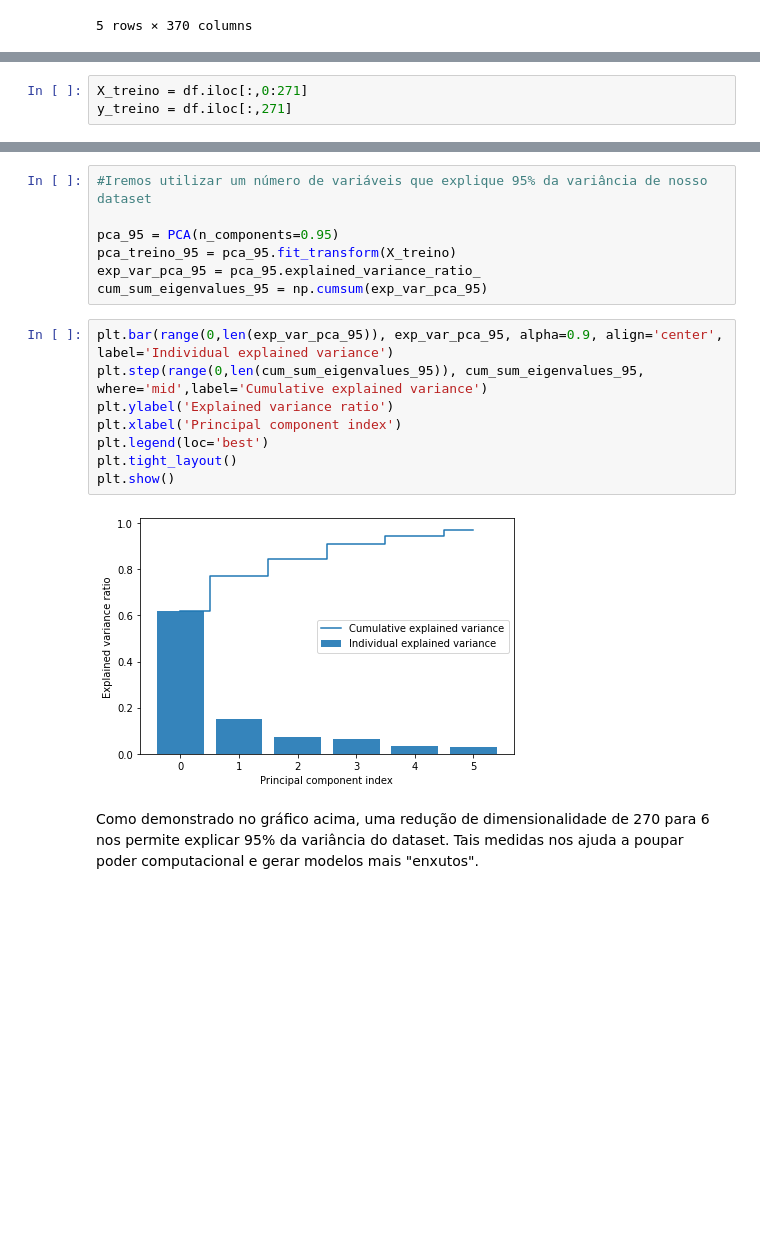
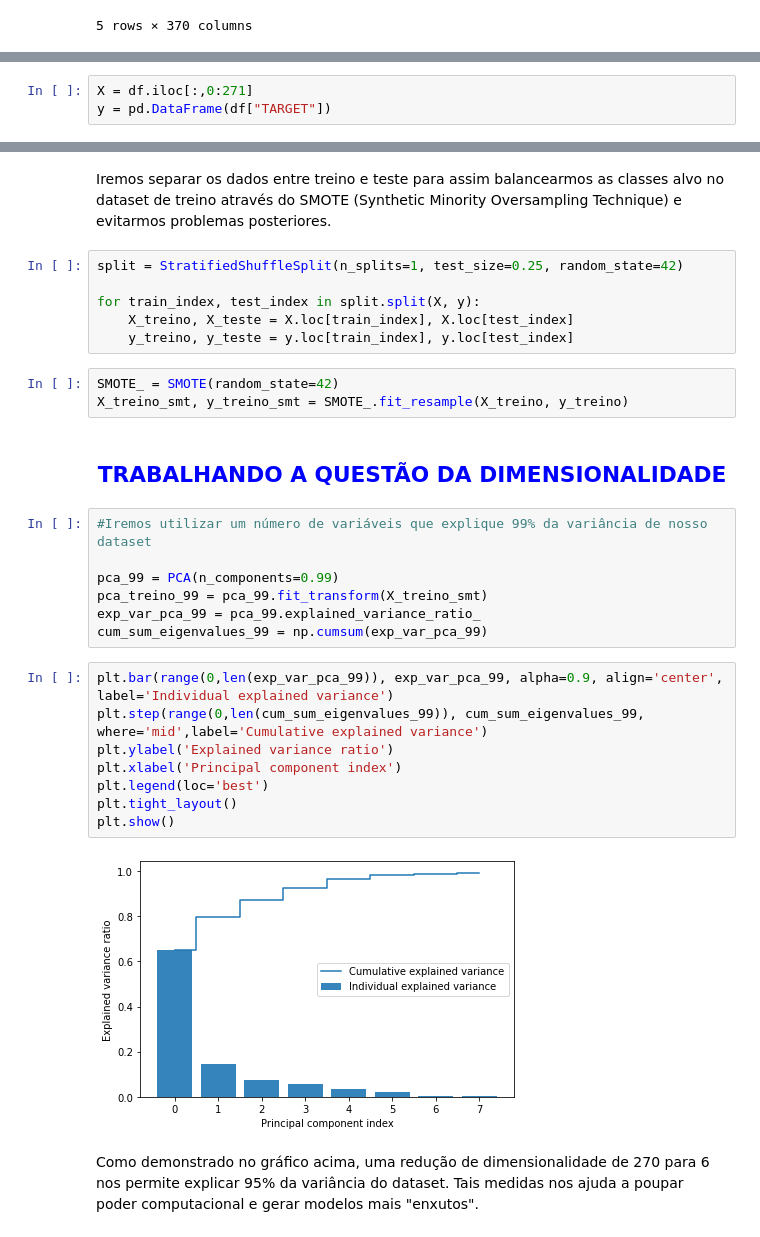
Before and after one commit to CaioBrainer/Projeto-Satisfacao-dos-Clientes-Santander, a Jupyter notebook: projeto_santander.ipynb, the cells around one changed output, grey strips where cells are left out. Saved outputs shown, nothing was run; the diff lists cells and outputs as text; blank space fills up the shorter version.

```diff
--- a/projeto_santander.ipynb
+++ b/projeto_santander.ipynb
@@ -74,3 +112,3 @@ plt.show()
 # %%
-X_treino = df.iloc[:,0:271]
-y_treino = df.iloc[:,271]
+X = df.iloc[:,0:271]
+y = pd.DataFrame(df["TARGET"])
@@ -96,19 +115,32 @@ No grafico acima podemos observar que maior parte da variância é explicada por
+# %% [markdown]
+Iremos separar os dados entre treino e teste para assim balancearmos as classes alvo no dataset de treino através do SMOTE (Synthetic Minority Oversampling Technique) e evitarmos problemas posteriores.
+# %%
+split = StratifiedShuffleSplit(n_splits=1, test_size=0.25, random_state=42)
+
+for train_index, test_index in split.split(X, y):
+    X_treino, X_teste = X.loc[train_index], X.loc[test_index]
+    y_treino, y_teste = y.loc[train_index], y.loc[test_index]
+# %%
+SMOTE_ = SMOTE(random_state=42)
+X_treino_smt, y_treino_smt = SMOTE_.fit_resample(X_treino, y_treino)
+# %% [markdown]
+## <center> <font color='blue'> TRABALHANDO A QUESTÃO DA DIMENSIONALIDADE
 # %%
-#Iremos utilizar um número de variáveis que explique 95% da variância de nosso dataset
+#Iremos utilizar um número de variáveis que explique 99% da variância de nosso dataset
 
-pca_95 = PCA(n_components=0.95)
-pca_treino_95 = pca_95.fit_transform(X_treino)
-exp_var_pca_95 = pca_95.explained_variance_ratio_
-cum_sum_eigenvalues_95 = np.cumsum(exp_var_pca_95)
+pca_99 = PCA(n_components=0.99)
+pca_treino_99 = pca_99.fit_transform(X_treino_smt)
+exp_var_pca_99 = pca_99.explained_variance_ratio_
+cum_sum_eigenvalues_99 = np.cumsum(exp_var_pca_99)
 # %%
-plt.bar(range(0,len(exp_var_pca_95)), exp_var_pca_95, alpha=0.9, align='center', label='Individual explained variance')
-plt.step(range(0,len(cum_sum_eigenvalues_95)), cum_sum_eigenvalues_95, where='mid',label='Cumulative explained variance')
+plt.bar(range(0,len(exp_var_pca_99)), exp_var_pca_99, alpha=0.9, align='center', label='Individual explained variance')
+plt.step(range(0,len(cum_sum_eigenvalues_99)), cum_sum_eigenvalues_99, where='mid',label='Cumulative explained variance')
 plt.ylabel('Explained variance ratio')
 plt.xlabel('Principal component index')
 plt.legend(loc='best')
 plt.tight_layout()
 plt.show()
 # %% [output]
-[figure, old version]
+[figure, new version]
 # %% [markdown]
 Como demonstrado no gráfico acima, uma redução de dimensionalidade de 270 para 6 nos permite explicar 95% da variância do dataset. Tais medidas nos ajuda a poupar poder computacional e gerar modelos mais "enxutos".
```
Also changed, not shown: parts of 19 cells of this notebook.
